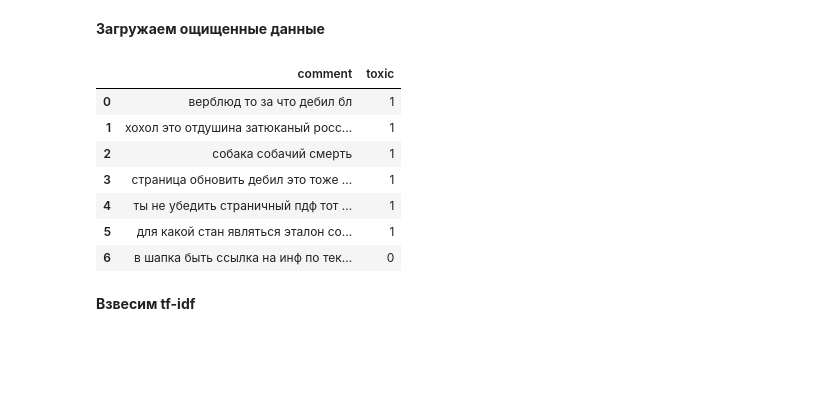
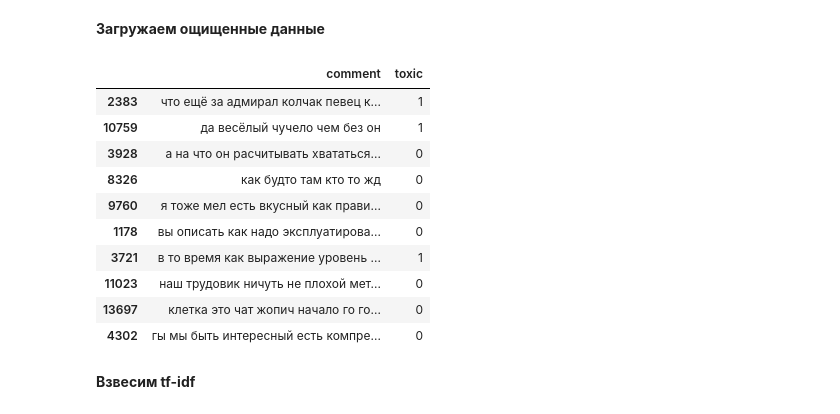
Before and after one commit to alexandr-khvatov/text_classification, a Jupyter notebook: model/LogReg.ipynb, the cells around one changed output. Drawn from its saved outputs; the diff is of its cells as text; code cells hidden in the pictures; blank space fills up the shorter version.

```diff
--- a/model/LogReg.ipynb
+++ b/model/LogReg.ipynb
@@ -115,16 +119,19 @@ data.to_csv(FILE_NAME_CLEAR_DATA, encoding='utf-8', index=False)
 # %%
 FILE_NAME_CLEAR_DATA='toxic_comment_RU_cleaned.csv'
 df = pd.read_csv('https://raw.githubusercontent.com/alexandr-khvatov/text_classification/main/data/data_cleaned_RU.csv')
-df.head(7)
+df.sample(10)
 # %% [output]
 |  | comment | toxic |
-| 0 | верблюд то за что дебил бл | 1 |
-| 1 | хохол это отдушина затюканый росс... | 1 |
-| 2 | собака собачий смерть | 1 |
-| 3 | страница обновить дебил это тоже ... | 1 |
-| 4 | ты не убедить страничный пдф тот ... | 1 |
-| 5 | для какой стан являться эталон со... | 1 |
-| 6 | в шапка быть ссылка на инф по тек... | 0 |
+| 2383 | что ещё за адмирал колчак певец к... | 1 |
+| 10759 | да весёлый чучело чем без он | 1 |
+| 3928 | а на что он расчитывать хвататься... | 0 |
+| 8326 | как будто там кто то жд | 0 |
+| 9760 | я тоже мел есть вкусный как прави... | 0 |
+| 1178 | вы описать как надо эксплуатирова... | 0 |
+| 3721 | в то время как выражение уровень ... | 1 |
+| 11023 | наш трудовик ничуть не плохой мет... | 0 |
+| 13697 | клетка это чат жопич начало го го... | 0 |
+| 4302 | гы мы быть интересный есть компре... | 0 |
 # %% [markdown]
 **Взвесим tf-idf**
 # %%
```
Also changed, not shown: parts of 11 cells of this notebook.
